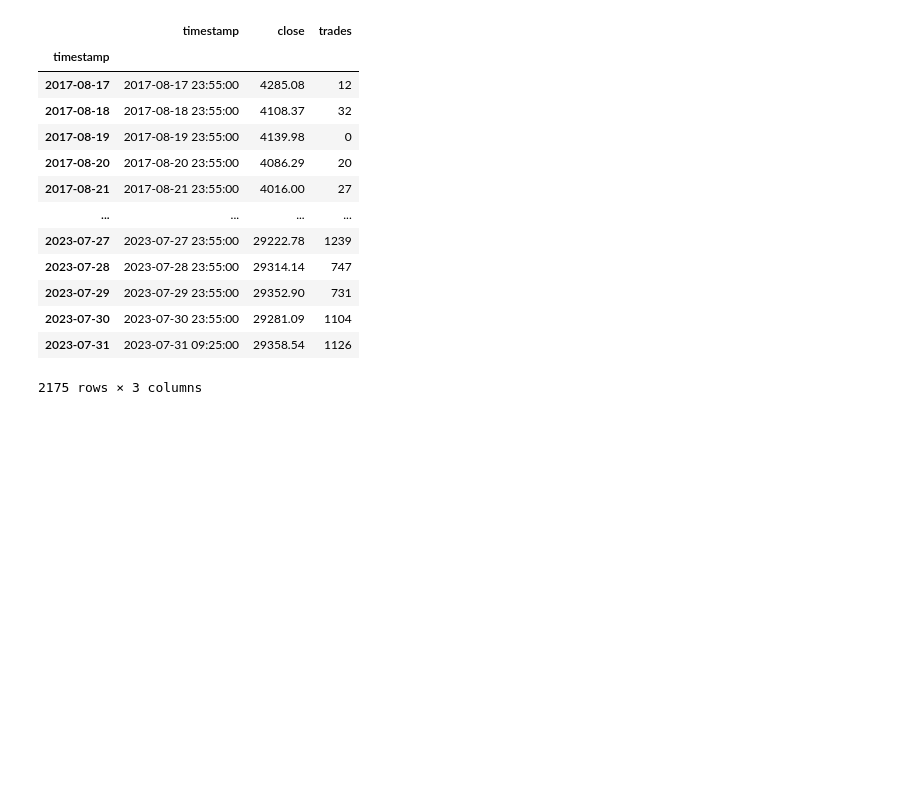
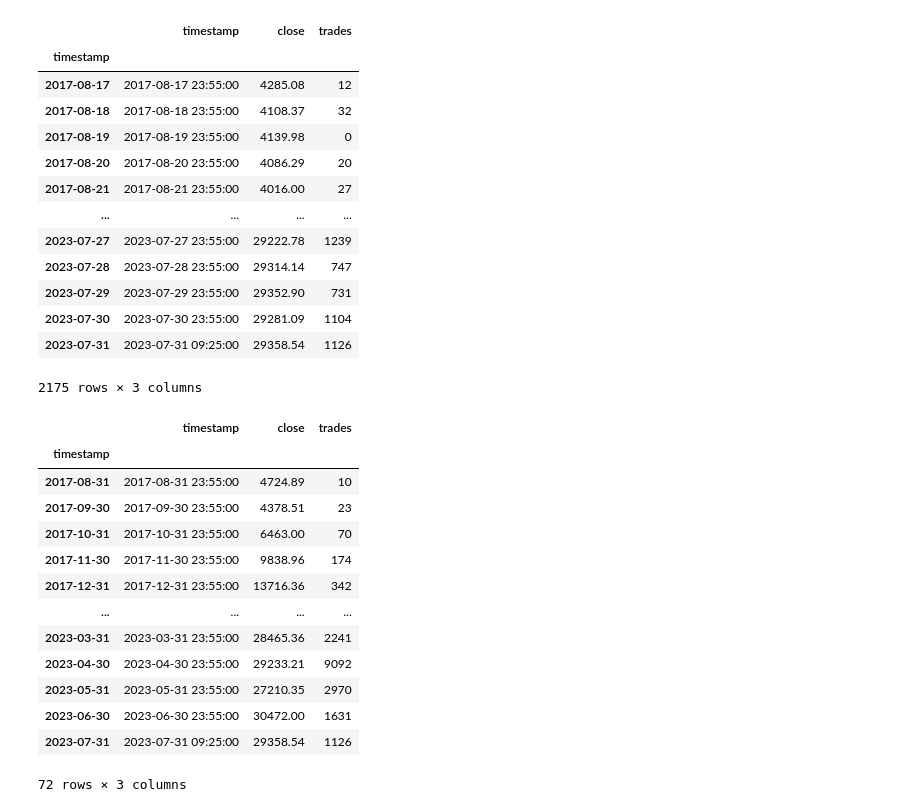
Before and after one commit to quetion/11201_investment, a Jupyter notebook: Python_basic.ipynb, the cells around one changed output. Drawn from its saved outputs; the diff is of its cells as text; code cells hidden in the pictures; blank space fills up the shorter version.

```diff
--- a/Python_basic.ipynb
+++ b/Python_basic.ipynb
@@ -278,3 +278,21 @@ data.resample('1d').last()
 | 2023-07-30 | 2023-07-30 23:55:00 | 29281.09 | 1104 |
 | 2023-07-31 | 2023-07-31 09:25:00 | 29358.54 | 1126 |
 2175 rows × 3 columns
+# %%
+data_m = data.resample('M').last()
+data_m
+# %% [output]
+|  | timestamp | close | trades |
+| timestamp |  |  |  |
+| 2017-08-31 | 2017-08-31 23:55:00 | 4724.89 | 10 |
+| 2017-09-30 | 2017-09-30 23:55:00 | 4378.51 | 23 |
+| 2017-10-31 | 2017-10-31 23:55:00 | 6463.00 | 70 |
+| 2017-11-30 | 2017-11-30 23:55:00 | 9838.96 | 174 |
+| 2017-12-31 | 2017-12-31 23:55:00 | 13716.36 | 342 |
+| ... | ... | ... | ... |
+| 2023-03-31 | 2023-03-31 23:55:00 | 28465.36 | 2241 |
+| 2023-04-30 | 2023-04-30 23:55:00 | 29233.21 | 9092 |
+| 2023-05-31 | 2023-05-31 23:55:00 | 27210.35 | 2970 |
+| 2023-06-30 | 2023-06-30 23:55:00 | 30472.00 | 1631 |
+| 2023-07-31 | 2023-07-31 09:25:00 | 29358.54 | 1126 |
+72 rows × 3 columns
```
Also changed, not shown: parts of 7 cells of this notebook.
